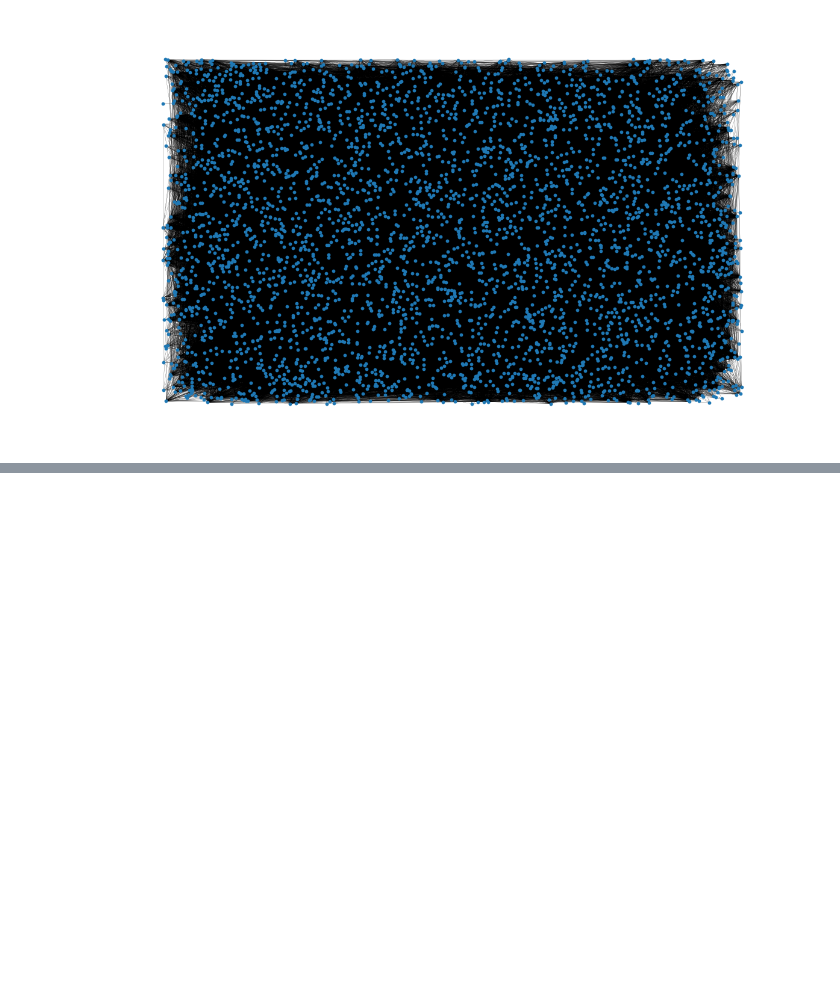
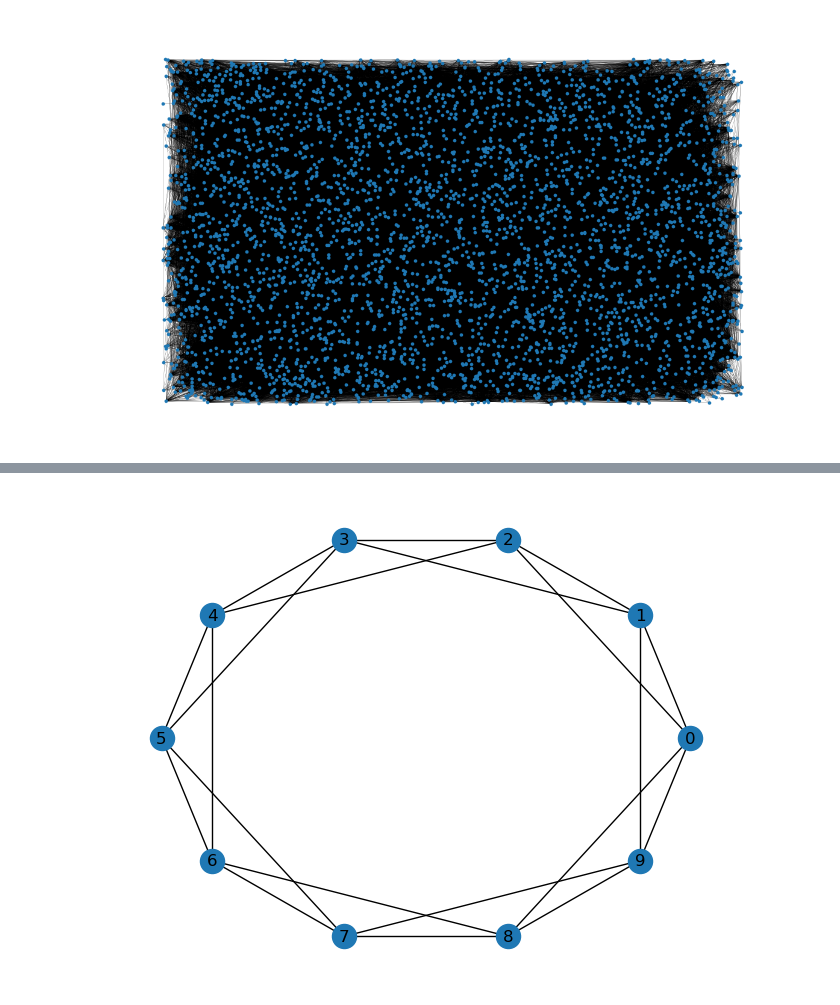
Before and after one commit to egeotenen/networkscience-binder, a Jupyter notebook: networkscience.ipynb, the cells around one changed output, grey strips where cells are left out. Cells and saved outputs as stored; diff of their text form; code cells hidden in the pictures; blank space fills up the shorter version.

```diff
--- a/networkscience.ipynb
+++ b/networkscience.ipynb
@@ -755,0 +777,26 @@ Shortest path: ['Golden, Oliver', 'Blundell Osorio, Melissa', 'Asad, Abdul Moeed
+# %%
+# Connect k nearest neighbors in ring topology
+
+
+k = 4  # each node will connect to k neighbors in total (2 on the left + 2 on the right)
+
+# Loop through every node in the graph
+for n in G.nodes:
+    # For each node, connect it to its i-th neighbors on both sides
+    # (1 step away, 2 steps away, etc., up to k/2 steps)
+    for i in range(1, k // 2 + 1):
+        # Calculate the index of the neighbor on the left using modulo for wrap-around
+        # (so node 0 connects back to node N-1, forming a ring)
+        left = (n - i) % N
+
+        # Calculate the index of the neighbor on the right (also wraps around)
+        right = (n + i) % N
+
+        # Add edges to both left and right neighbors
+        G.add_edge(n, left)
+        G.add_edge(n, right)
+
+# Draw the resulting graph using a circular layout for clarity
+nx.draw_circular(G, with_labels=True)
+# %% [output]
+[figure, added]
```
Also changed, not shown: parts of 30 cells of this notebook.
